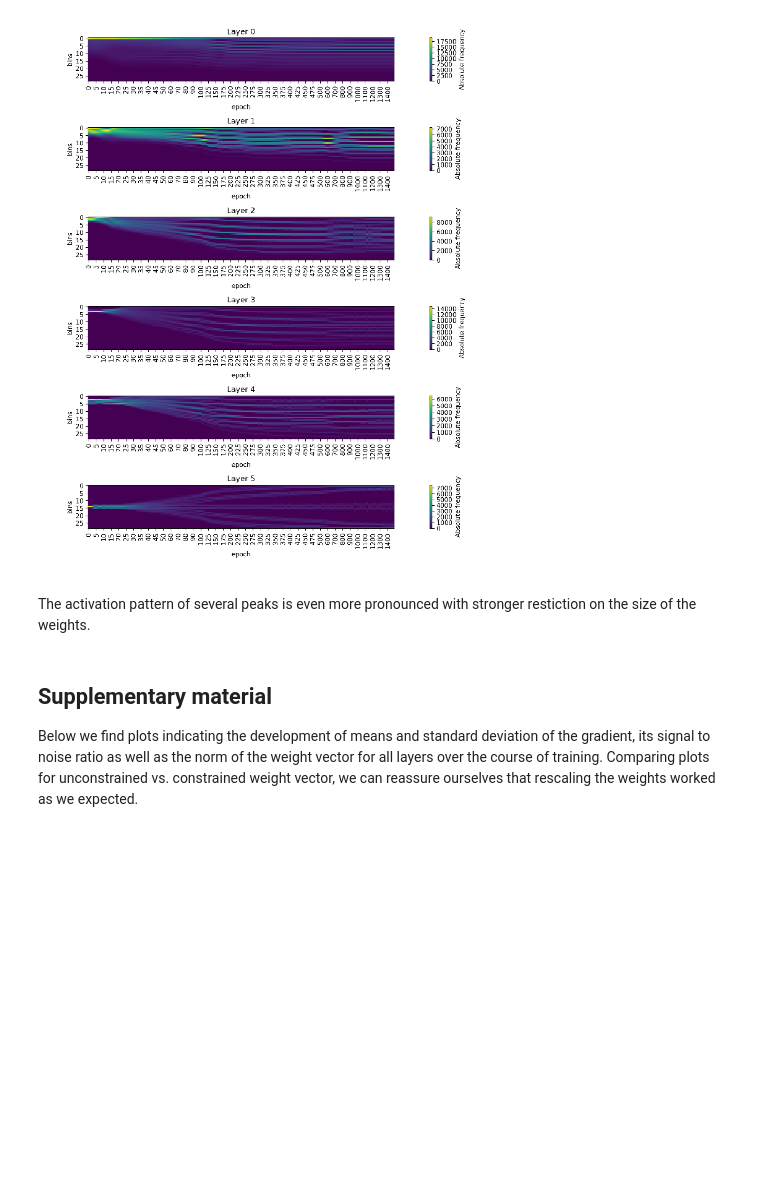
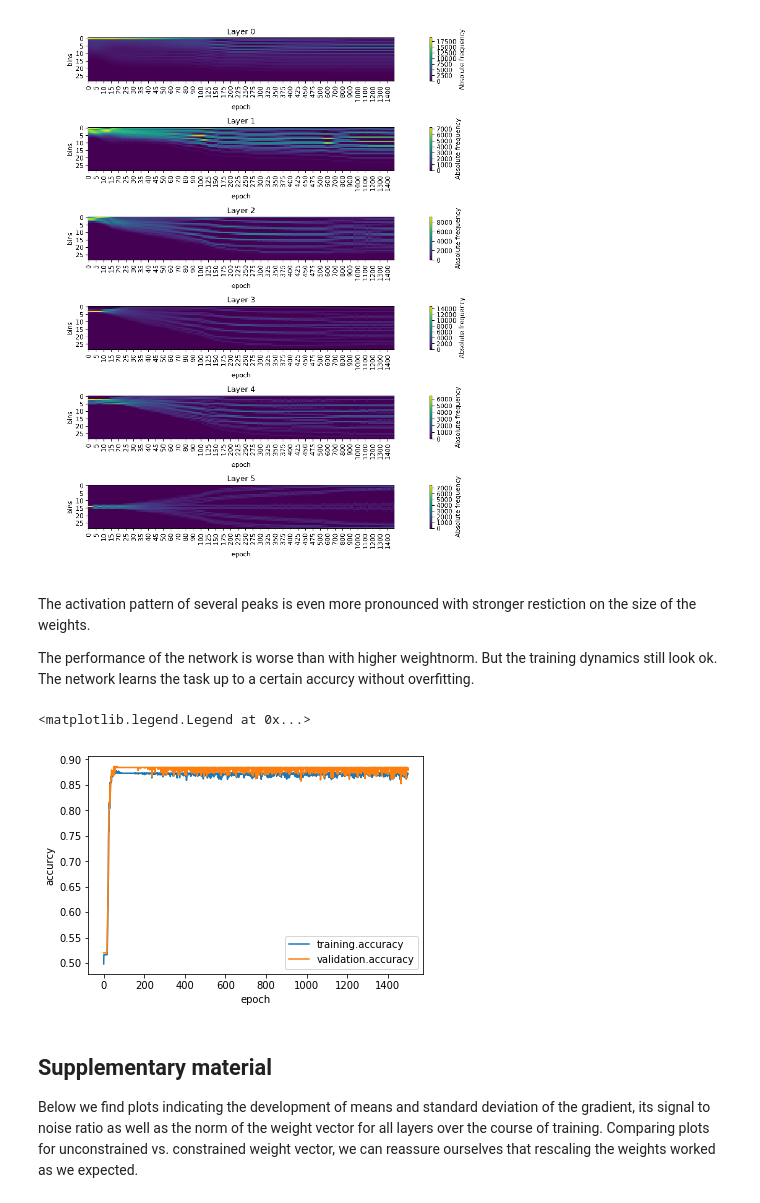
Before and after one commit to neuroinfo-os/deep-bottleneck, a Jupyter notebook: docs/experiments/7.weight_renormalization.ipynb, the cells around one changed output. Saved outputs shown, nothing was run; the diff lists cells and outputs as text; code cells hidden in the pictures; blank space fills up the shorter version.

```diff
--- a/docs/experiments/7.weight_renormalization.ipynb
+++ b/docs/experiments/7.weight_renormalization.ipynb
@@ -130,6 +131,17 @@ relu04.artifacts['activations'].show(figsize=(12,16))
 [figure]
 # %% [markdown]
 The activation pattern of several peaks is even more pronounced with stronger restiction on the size of the weights.
+
+The performance of the network is worse than with higher weightnorm. But the training dynamics still look ok. The network learns the task up to a certain accurcy without overfitting.
+# %%
+relu04.metrics['training.accuracy'].plot()
+relu04.metrics['validation.accuracy'].plot()
+plt.ylabel('accurcy')
+plt.xlabel('epoch')
+plt.legend()
+# %% [output]
+<matplotlib.legend.Legend at 0x...>
+[figure, added]
 # %% [markdown]
 ## Supplementary material
 
```
Also changed, not shown: parts of 9 cells of this notebook.
